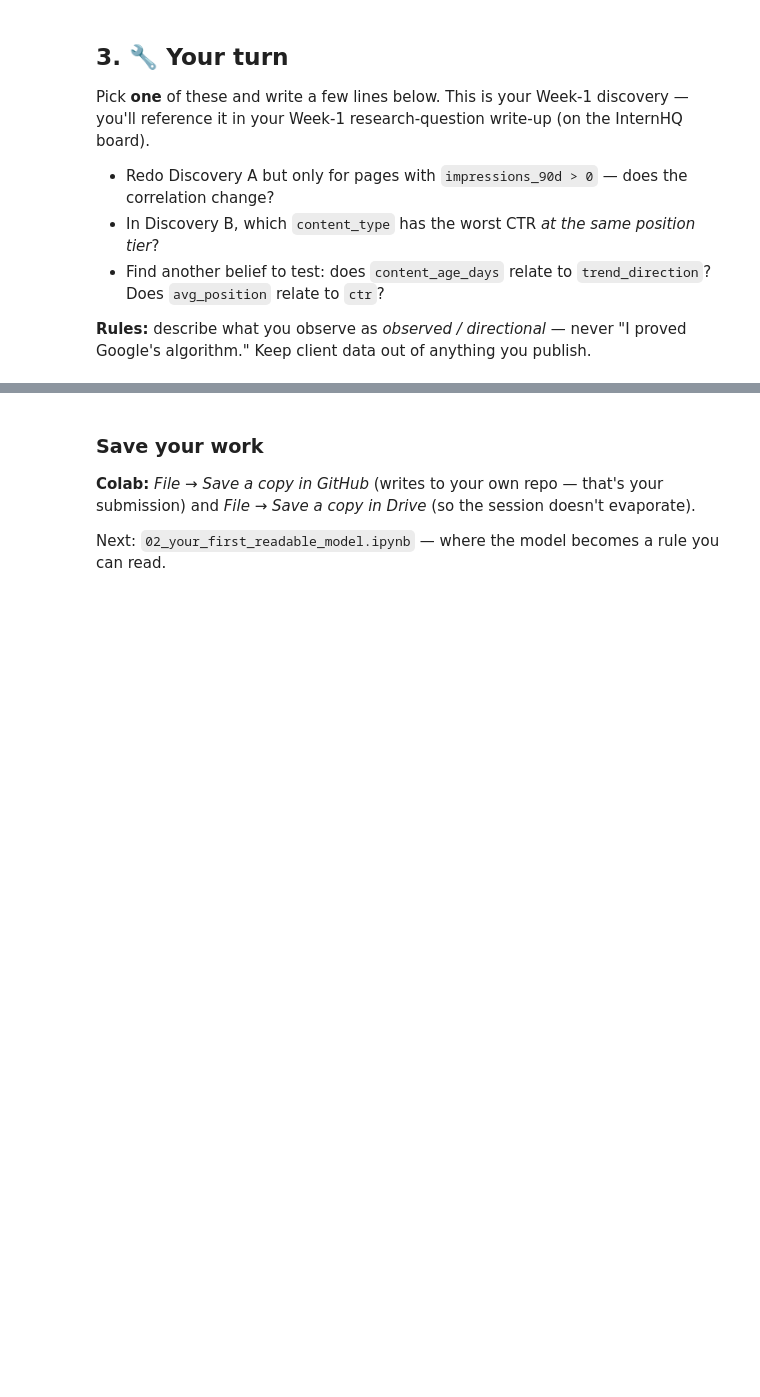
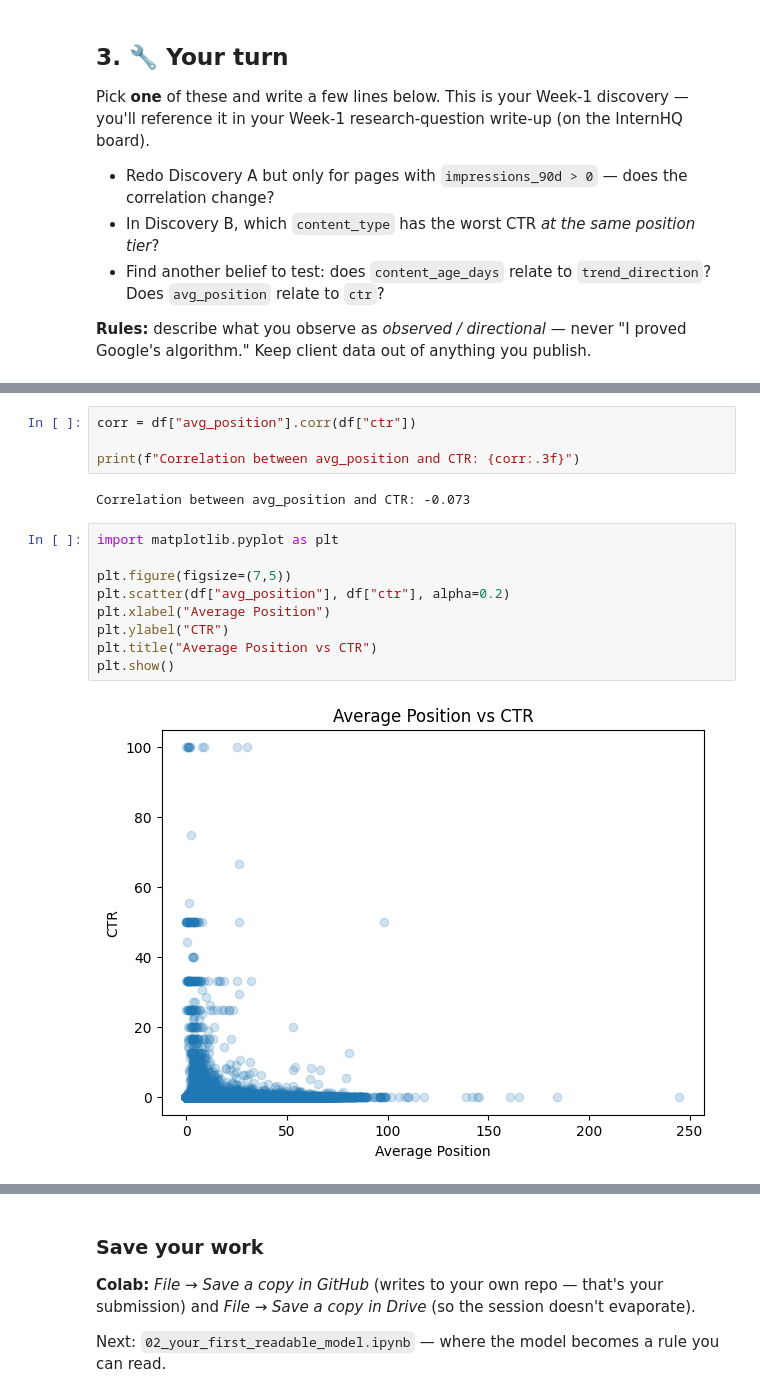
Before and after one commit to Eng-Waheedullah-wazir/flyrank-waheed-ml-intern, a Jupyter notebook: notebooks/01_first_look_and_discovery.ipynb, the cells around one changed output, grey strips where cells are left out. Saved outputs shown, nothing was run; the diff lists cells and outputs as text; blank space fills up the shorter version.

```diff
--- a/notebooks/01_first_look_and_discovery.ipynb
+++ b/notebooks/01_first_look_and_discovery.ipynb
@@ -101,0 +195,17 @@ Pick **one** of these and write a few lines below. This is your Week-1 discovery
+# %%
+corr = df["avg_position"].corr(df["ctr"])
+
+print(f"Correlation between avg_position and CTR: {corr:.3f}")
+# %% [output]
+Correlation between avg_position and CTR: -0.073
+# %%
+import matplotlib.pyplot as plt
+
+plt.figure(figsize=(7,5))
+plt.scatter(df["avg_position"], df["ctr"], alpha=0.2)
+plt.xlabel("Average Position")
+plt.ylabel("CTR")
+plt.title("Average Position vs CTR")
+plt.show()
+# %% [output]
+[figure, added]
```
Also changed, not shown: parts of 16 cells of this notebook.
